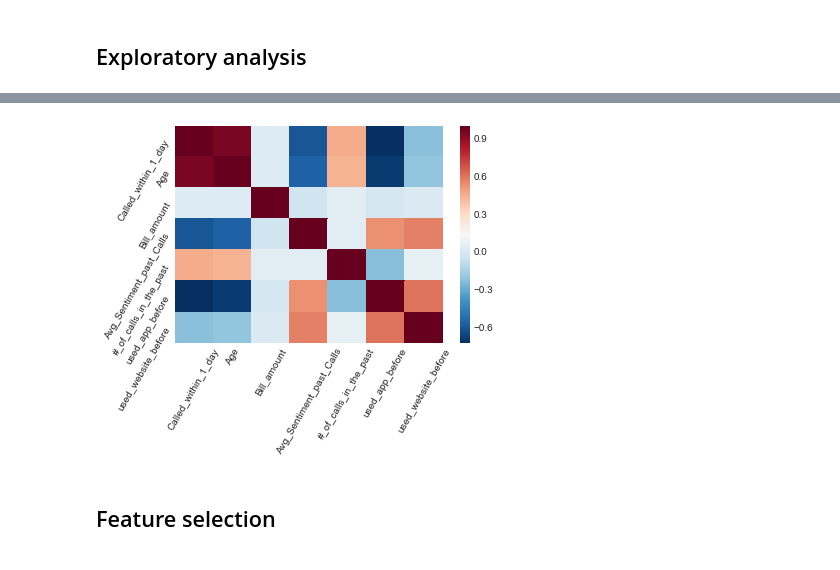
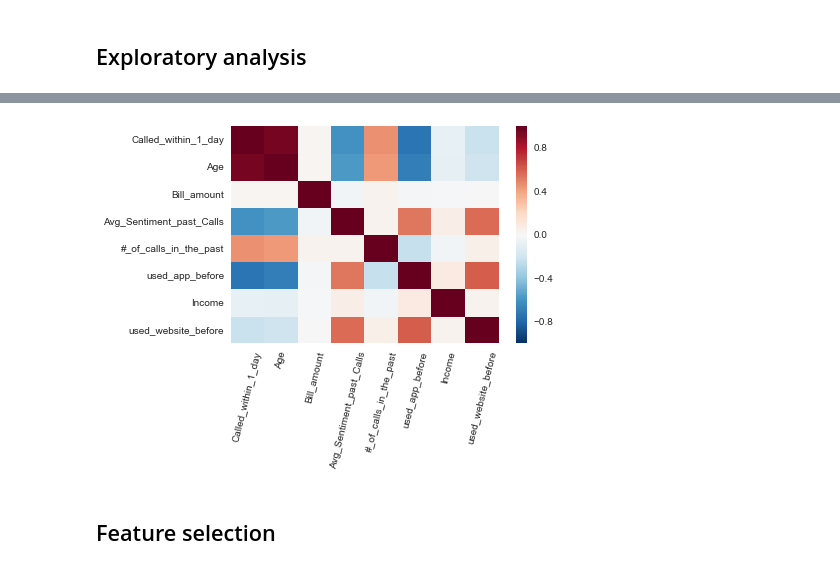
Before and after one commit to rawrzors/sandwichshop, a Jupyter notebook: Dan Mo - Takehome.ipynb, the cells around one changed output, grey strips where cells are left out. Cells and saved outputs as stored; diff of their text form; code cells hidden in the pictures.

```diff
--- a/Dan Mo - Takehome.ipynb
+++ b/Dan Mo - Takehome.ipynb
@@ -19,8 +32,8 @@ store_orders.head(3)
 store_orders = store_orders[store_orders['Bill_amount'] < 1000000.000]
 
 # remove dollar sign from Income column
-store_orders['Income'] = store_orders['Income'].replace({'\$':'', ',': ''}, regex = True).astype('int64')
+store_orders['Income'] = store_orders['Income'].astype('str').replace({'\$':'', ',': ''}, regex = True).astype('int64')
 # %%
-average_ages = store_orders.groupby('Called_within_1_day').mean()
-average_ages
+median_ages = store_orders.groupby('Called_within_1_day').median()
+median_ages
 # %% [output]
@@ -31,12 +44,11 @@ average_ages
 # %%
 # impute missing age values using the average for each called / not called
-
 def impute_age(order_row):
     if pd.isnull(order_row['Age']):
         if order_row['Called_within_1_day'] == 1:
-            return average_ages['Age'][1]
+            return median_ages['Age'][1]
         else:
-            return average_ages['Age'][0]
+            return median_ages['Age'][0]
     else:
         return order_row['Age']
 
@@ -96,10 +116,10 @@ store_orders_corr.corr()
 | used_website_before | -0.224 | -0.210 | 0.002 | 0.569 | 0.056 | ... |
 # %%
 ax_sns = sns.heatmap(store_orders_corr.corr(), cmap='RdBu_r');
-ax_sns.set_xticklabels(ax_sns.get_xticklabels(),rotation=60);
-ax_sns.set_yticklabels(ax_sns.get_yticklabels(),rotation=60);
+ax_sns.set_xticklabels(ax_sns.get_xticklabels(),rotation=76);
+ax_sns.set_yticklabels(ax_sns.get_yticklabels(),rotation=0);
 # %% [output]
-[figure, old version]
+[figure, new version]
 # %% [markdown]
 ## Feature selection
 # %%
```
Also changed, not shown: parts of 17 cells of this notebook.
